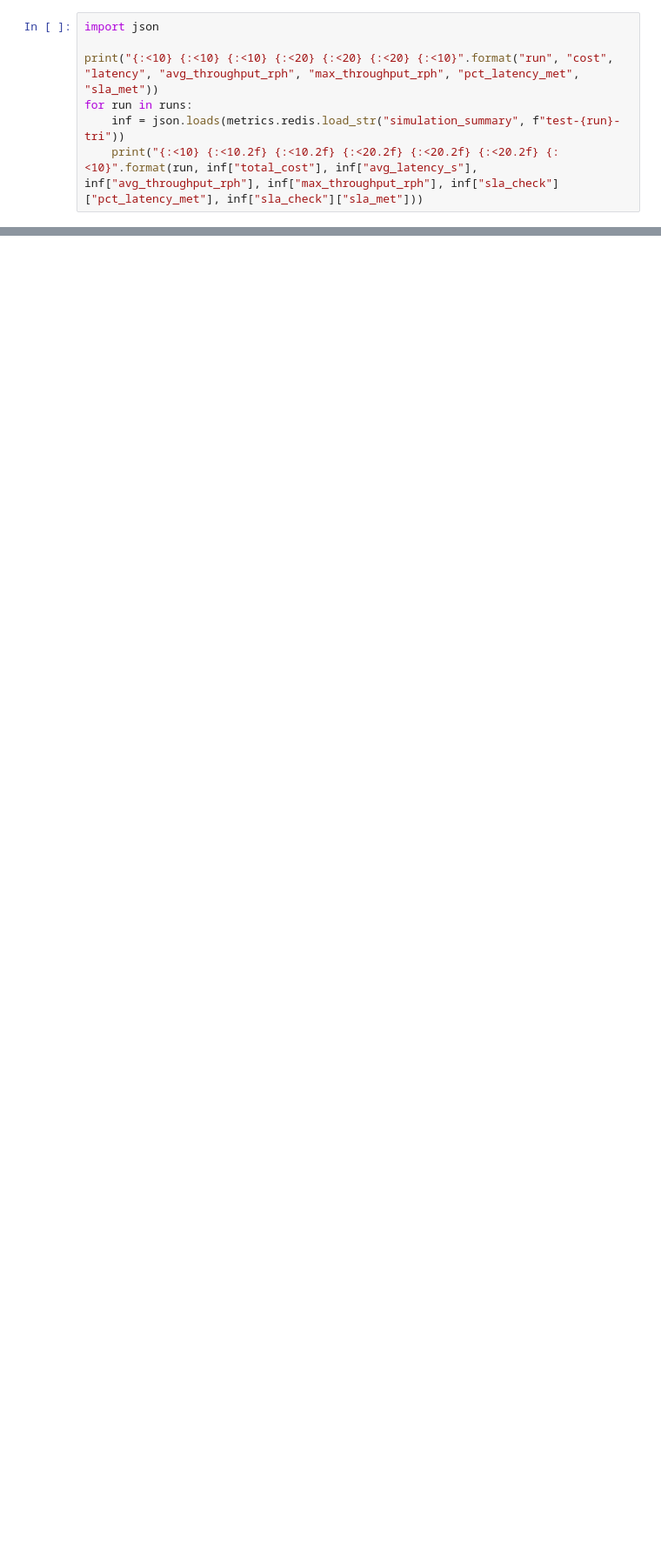
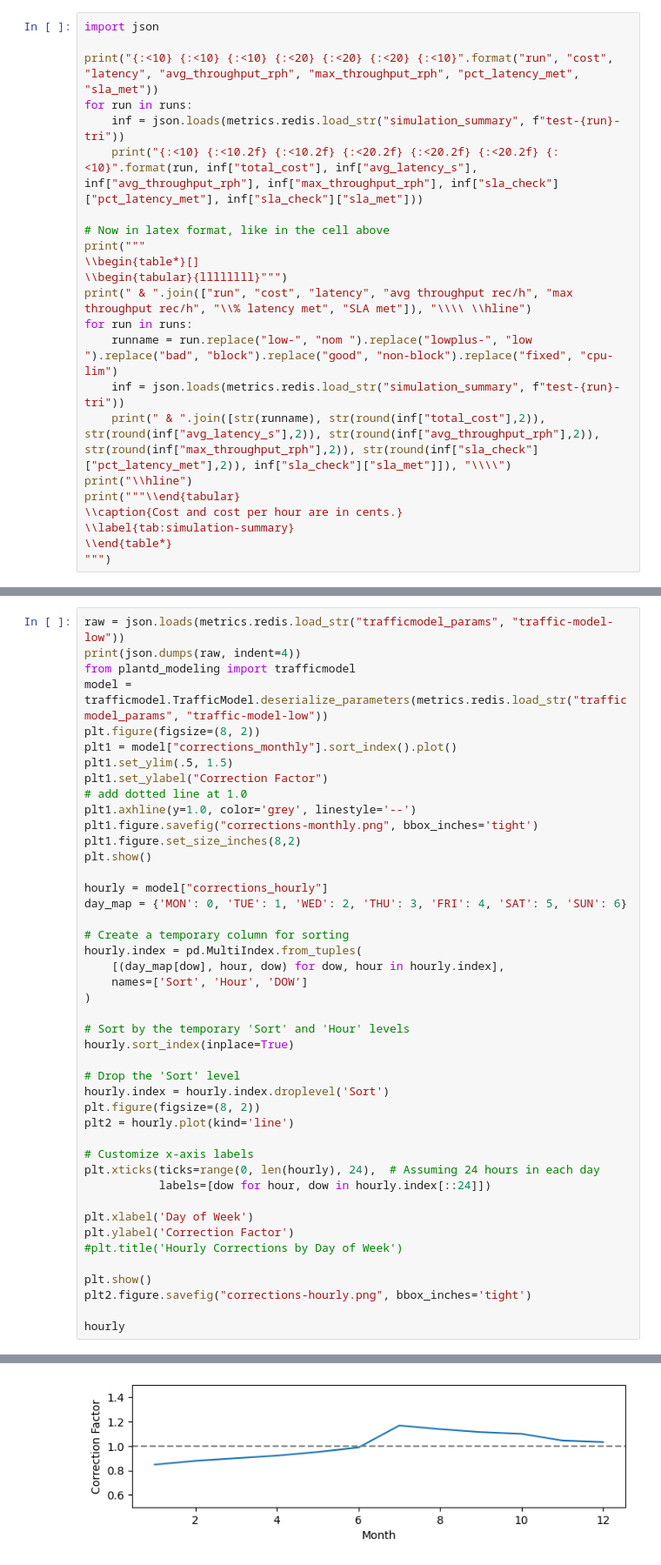
Before and after one commit to CarnegieMellon-PlantD/plantd-modeling, a Jupyter notebook: examine.ipynb, the cells around one changed output, grey strips where cells are left out. Shown at 87% size. Drawn from its saved outputs; the diff is of its cells as text; blank space fills up the shorter version.

```diff
--- a/examine.ipynb
+++ b/examine.ipynb
@@ -97,5 +207,21 @@ print("{:<10} {:<10} {:<10} {:<20} {:<20} {:<20} {:<10}".format("run", "cost", "
 for run in runs:
     inf = json.loads(metrics.redis.load_str("simulation_summary", f"test-{run}-tri"))
     print("{:<10} {:<10.2f} {:<10.2f} {:<20.2f} {:<20.2f} {:<20.2f} {:<10}".format(run, inf["total_cost"], inf["avg_latency_s"], inf["avg_throughput_rph"], inf["max_throughput_rph"], inf["sla_check"]["pct_latency_met"], inf["sla_check"]["sla_met"]))
+
+# Now in latex format, like in the cell above
+print("""
+\\begin{table*}[]
+\\begin{tabular}{llllllll}""")
+print(" & ".join(["run", "cost", "latency", "avg throughput rec/h", "max throughput rec/h", "\\% latency met", "SLA met"]), "\\\\ \\hline")
+for run in runs:
+    runname = run.replace("low-", "nom ").replace("lowplus-", "low ").replace("bad", "block").replace("good", "non-block").replace("fixed", "cpu-lim")
+    inf = json.loads(metrics.redis.load_str("simulation_summary", f"test-{run}-tri"))
+    print(" & ".join([str(runname), str(round(inf["total_cost"],2)), str(round(inf["avg_latency_s"],2)), str(round(inf["avg_throughput_rph"],2)), str(round(inf["max_throughput_rph"],2)), str(round(inf["sla_check"]["pct_latency_met"],2)), inf["sla_check"]["sla_met"]]), "\\\\")
+print("\\hline")
+print("""\\end{tabular}
+\\caption{Cost and cost per hour are in cents.}
+\\label{tab:simulation-summary}
+\\end{table*}
+""")
 # %% [output]
 run        cost       latency    avg_throughput_rph   max_throughput_rph   pct_latency_met      sla_met
@@ -128,0 +251,45 @@ df[["base_recs","monthly","hourly"]].plot()
+# %%
+raw = json.loads(metrics.redis.load_str("trafficmodel_params", "traffic-model-low"))
+print(json.dumps(raw, indent=4))
+from plantd_modeling import trafficmodel
+model = trafficmodel.TrafficModel.deserialize_parameters(metrics.redis.load_str("trafficmodel_params", "traffic-model-low"))
+plt.figure(figsize=(8, 2))
+plt1 = model["corrections_monthly"].sort_index().plot()
+plt1.set_ylim(.5, 1.5)
+plt1.set_ylabel("Correction Factor")
+# add dotted line at 1.0
+plt1.axhline(y=1.0, color='grey', linestyle='--')
+plt1.figure.savefig("corrections-monthly.png", bbox_inches='tight')
+plt1.figure.set_size_inches(8,2)
+plt.show()
+
+hourly = model["corrections_hourly"]
+day_map = {'MON': 0, 'TUE': 1, 'WED': 2, 'THU': 3, 'FRI': 4, 'SAT': 5, 'SUN': 6}
+
+# Create a temporary column for sorting
+hourly.index = pd.MultiIndex.from_tuples(
+    [(day_map[dow], hour, dow) for dow, hour in hourly.index],
+    names=['Sort', 'Hour', 'DOW']
+)
+
+# Sort by the temporary 'Sort' and 'Hour' levels
+hourly.sort_index(inplace=True)
+
+# Drop the 'Sort' level
+hourly.index = hourly.index.droplevel('Sort')
+plt.figure(figsize=(8, 2))
+plt2 = hourly.plot(kind='line')
+
+# Customize x-axis labels
+plt.xticks(ticks=range(0, len(hourly), 24),  # Assuming 24 hours in each day
+           labels=[dow for hour, dow in hourly.index[::24]])
+
+plt.xlabel('Day of Week')
+plt.ylabel('Correction Factor')
+#plt.title('Hourly Corrections by Day of Week')
+
+plt.show()
+plt2.figure.savefig("corrections-hourly.png", bbox_inches='tight')
+
+hourly
+# %% [output]
@@ -128,0 +303 @@ df[["base_recs","monthly","hourly"]].plot()
+[figure, added]
```
Also changed, not shown: parts of 14 cells of this notebook, 4 other files.
